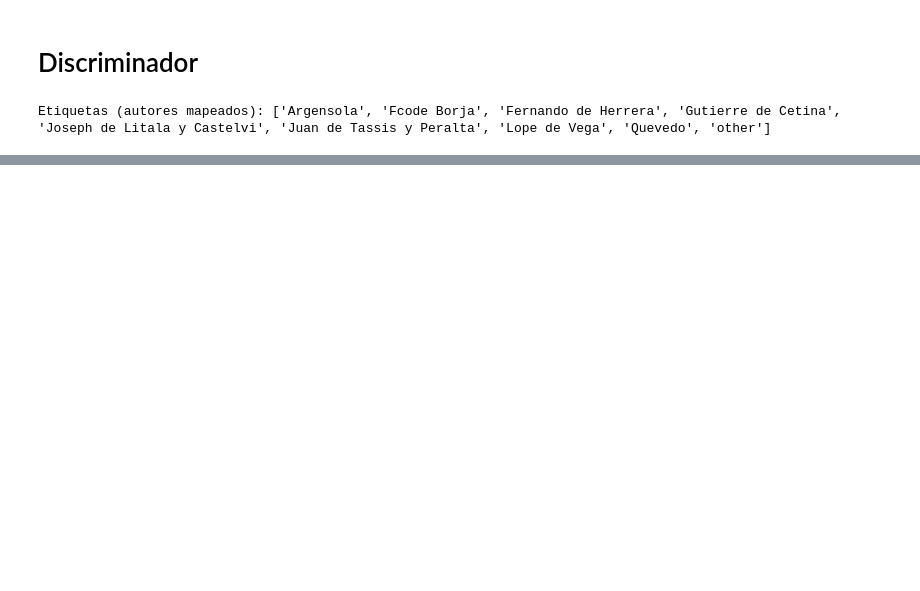
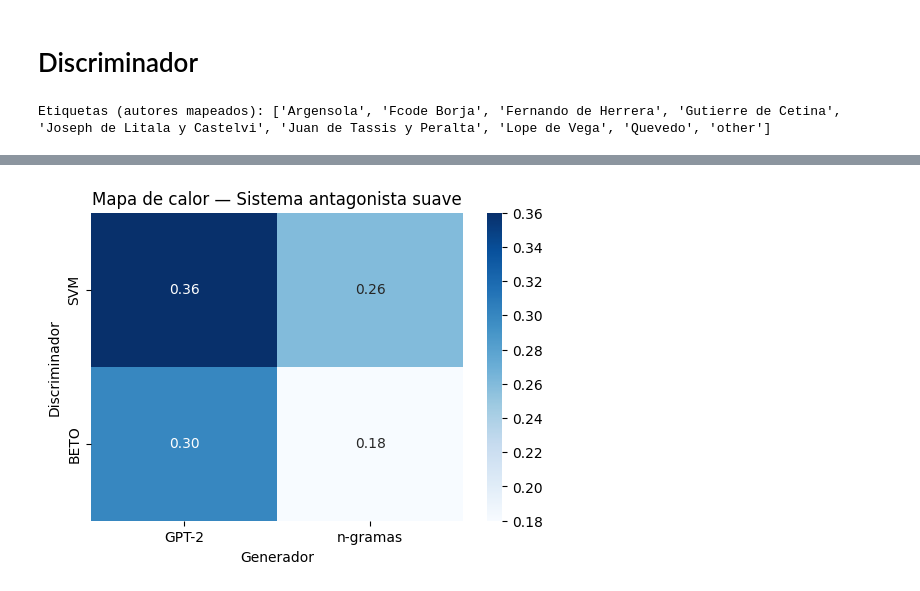
Before and after one commit to Dahernandezsilve/NLP-Practical-Solution, a Jupyter notebook: ProyectoNLP.ipynb, the cells around one changed output, grey strips where cells are left out. Cells and saved outputs as stored; diff of their text form; code cells hidden in the pictures; blank space fills up the shorter version.

```diff
--- a/ProyectoNLP.ipynb
+++ b/ProyectoNLP.ipynb
@@ -516,0 +1253,22 @@ Joseph de Litala y Castelvi      0.500     0.600     0.545        15
+# %%
+import seaborn as sns
+import matplotlib.pyplot as plt
+import numpy as np
+
+data = np.array([
+    [metrics_adv["acc_svm_gpt2"], metrics_adv["acc_svm_ngram"]],
+    [metrics_adv["acc_beto_gpt2"], metrics_adv["acc_beto_ngram"]],
+])
+
+plt.figure(figsize=(6,4))
+sns.heatmap(
+    data, annot=True, cmap="Blues", fmt=".2f",
+    xticklabels=["GPT-2", "n-gramas"],
+    yticklabels=["SVM", "BETO"]
+)
+plt.title("Mapa de calor — Sistema antagonista suave")
+plt.xlabel("Generador")
+plt.ylabel("Discriminador")
+plt.show()
+# %% [output]
+[figure, added]
```
Also changed, not shown: parts of 22 cells of this notebook, 1 other file.
